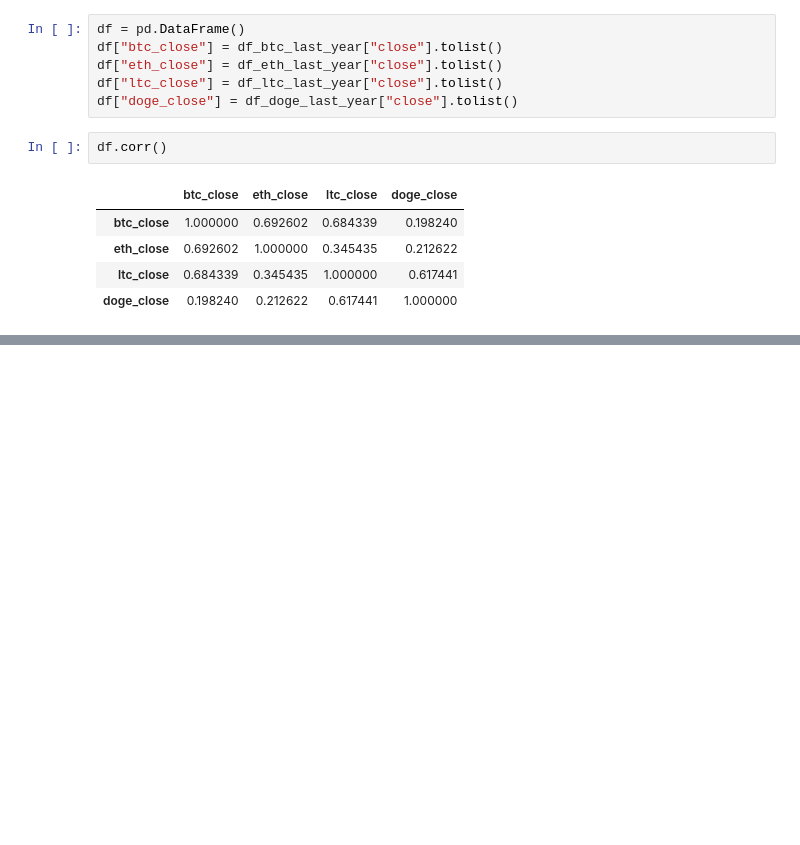
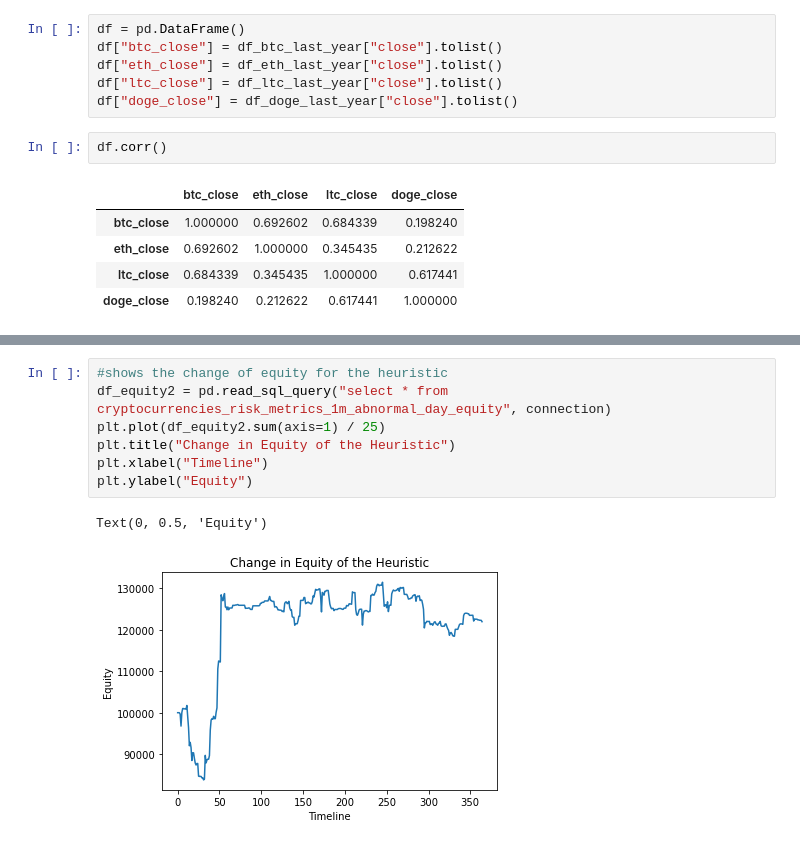
Before and after one commit to TazTornadoo/crypto_billionairs, a Jupyter notebook: Python/exploratory_data_analysis.ipynb, the cells around one changed output, grey strips where cells are left out. Saved outputs shown, nothing was run; the diff lists cells and outputs as text; blank space fills up the shorter version.

```diff
--- a/Python/exploratory_data_analysis.ipynb
+++ b/Python/exploratory_data_analysis.ipynb
@@ -80,0 +91,10 @@ df.corr()
+# %%
+#shows the change of equity for the heuristic
+df_equity2 = pd.read_sql_query("select * from cryptocurrencies_risk_metrics_1m_abnormal_day_equity", connection)
+plt.plot(df_equity2.sum(axis=1) / 25)
+plt.title("Change in Equity of the Heuristic")
+plt.xlabel("Timeline")
+plt.ylabel("Equity")
+# %% [output]
+Text(0, 0.5, 'Equity')
+[figure, added]
```
Also changed, not shown: parts of 3 cells of this notebook, 3 other files.
